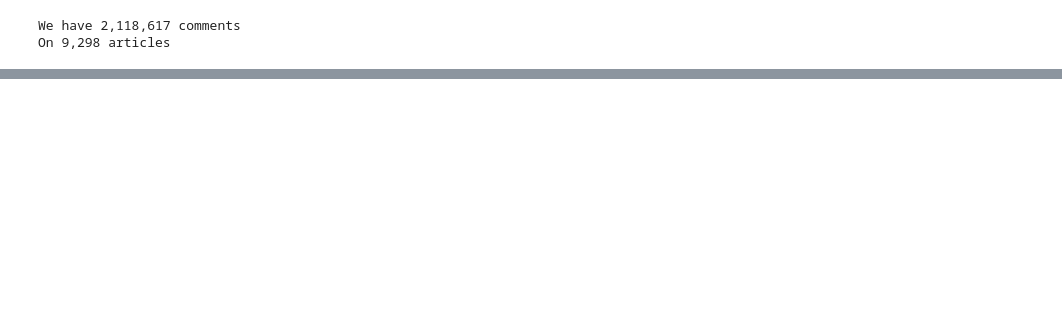
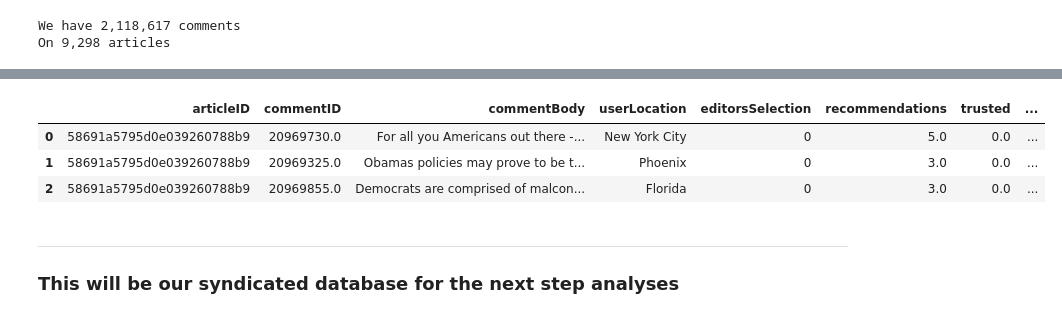
Before and after one commit to kshitij-mittal/NYT_Public_Feedback, a Jupyter notebook: 01_DataIngestion.ipynb, the cells around one changed output, grey strips where cells are left out. Cells and saved outputs as stored; diff of their text form; code cells hidden in the pictures; blank space fills up the shorter version.

Commit message:
Creating a syndicated database for further analysis

```diff
--- a/01_DataIngestion.ipynb
+++ b/01_DataIngestion.ipynb
@@ -117,0 +319,2 @@ On 9,298 articles
+# %%
+articles_all_v2=articles_all.drop(['abstract','byline','multimedia','source'], axis=1)
@@ -117,0 +347,3 @@ On 9,298 articles
+# %%
+df_merged=pd.merge(comments_all_v3, articles_all_v2, how='inner', on='articleID')
+df_merged.head(2)
@@ -117,0 +354,19 @@ On 9,298 articles
+# %%
+# In some instances, the common columns do not have the same value for identical article ids in both comments and articles data set
+# We will apply a business rule of using the values obtained from articles data set, as these are more article focussed values
+
+df_merged['flg_word_count'] = df_merged[['articleWordCount_x', 'articleWordCount_y']].apply(lambda row: 1 if row['articleWordCount_x'] == row['articleWordCount_y'] else 0, axis=1)
+df_merged['flg_newDesk'] = df_merged[['newDesk_x', 'newDesk_y']].apply(lambda row: 1 if row['newDesk_x'] == row['newDesk_y'] else 0, axis=1)
+df_merged['flg_sectionName'] = df_merged[['sectionName_x', 'sectionName_y']].apply(lambda row: 1 if row['sectionName_x'] == row['sectionName_y'] else 0, axis=1)
+
+df_merged[df_merged['flg_newDesk']==0].head()
+df_merged[df_merged['flg_sectionName']==0].head()
+# %%
+# df_merged.drop(['articleWordCount_x','newDesk_x','sectionName_x'], axis=1, inplace=True)
+df_merged.drop(['flg_word_count','flg_newDesk','flg_sectionName'], axis=1, inplace=True)
+df_merged.head(3)
+# %% [output]
+|  | articleID | commentID | commentBody | userLocation | editorsSelection | recommendations | trusted | ... |
+| 0 | 58691a5795d0e039260788b9 | 20969730.0 | For all you Americans out there -... | New York City | 0 | 5.0 | 0.0 | ... |
+| 1 | 58691a5795d0e039260788b9 | 20969325.0 | Obamas policies may prove to be t... | Phoenix | 0 | 3.0 | 0.0 | ... |
+| 2 | 58691a5795d0e039260788b9 | 20969855.0 | Democrats are comprised of malcon... | Florida | 0 | 3.0 | 0.0 | ... |
@@ -117,0 +376,3 @@ On 9,298 articles
+# %% [markdown]
+----
+### This will be our syndicated database for the next step analyses
```
Also changed, not shown: parts of 30 cells of this notebook.
